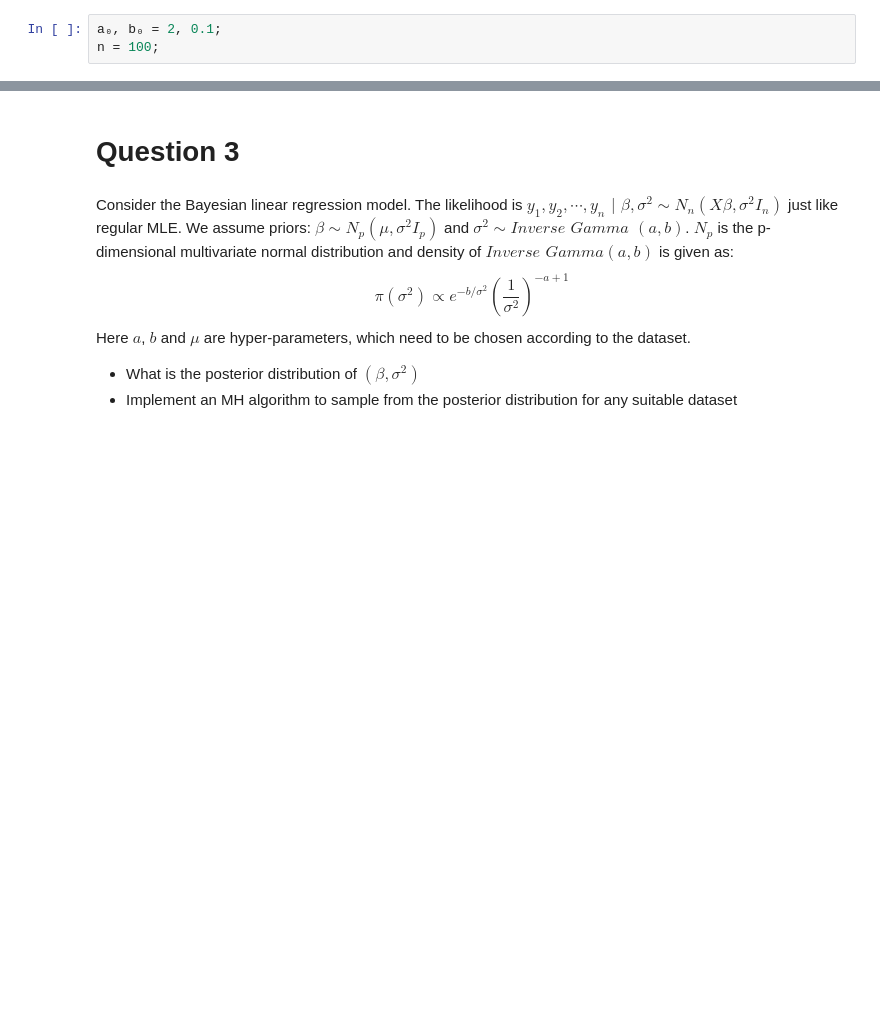
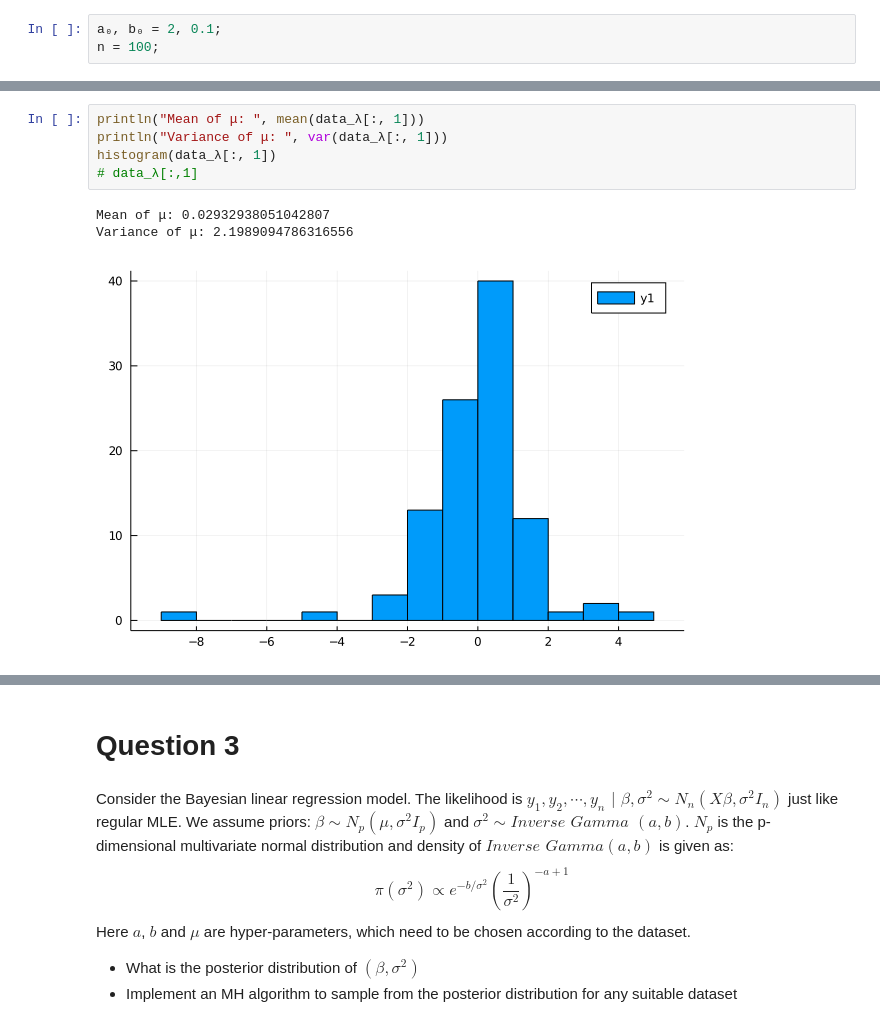
Before and after one commit to vanshbansal1505/mcmc-methods-in-julia, a Jupyter notebook: Assignment_4/200259_Anshuman.ipynb, the cells around one changed output, grey strips where cells are left out. Cells and saved outputs as stored; diff of their text form; blank space fills up the shorter version.

```diff
--- a/Assignment_4/200259_Anshuman.ipynb
+++ b/Assignment_4/200259_Anshuman.ipynb
@@ -185,0 +116,9 @@ Inferred values from samples with mean 0.8920106788032421 and var 0.948529742024
+# %%
+println("Mean of μ: ", mean(data_λ[:, 1]))
+println("Variance of μ: ", var(data_λ[:, 1]))
+histogram(data_λ[:, 1])
+# data_λ[:,1]
+# %% [output]
+Mean of μ: 0.02932938051042807
+Variance of μ: 2.1989094786316556
+[figure, added]
```
Also changed, not shown: parts of 45 cells of this notebook.
